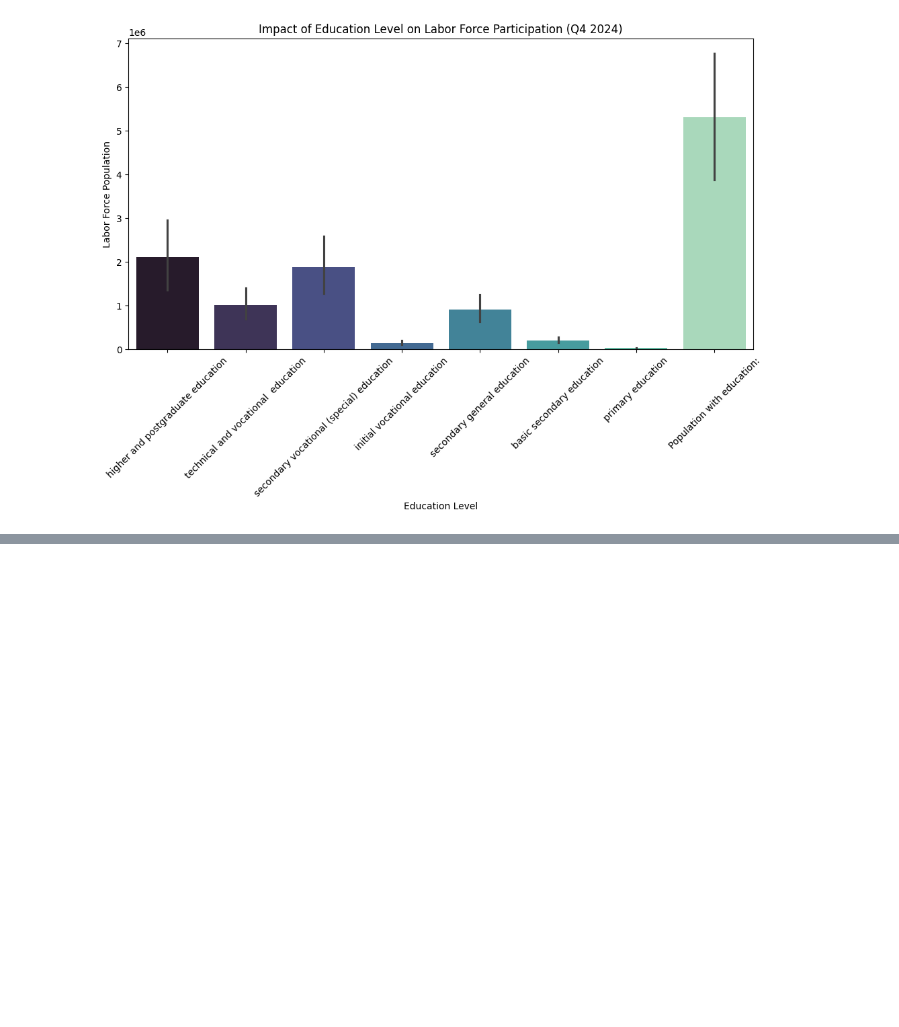
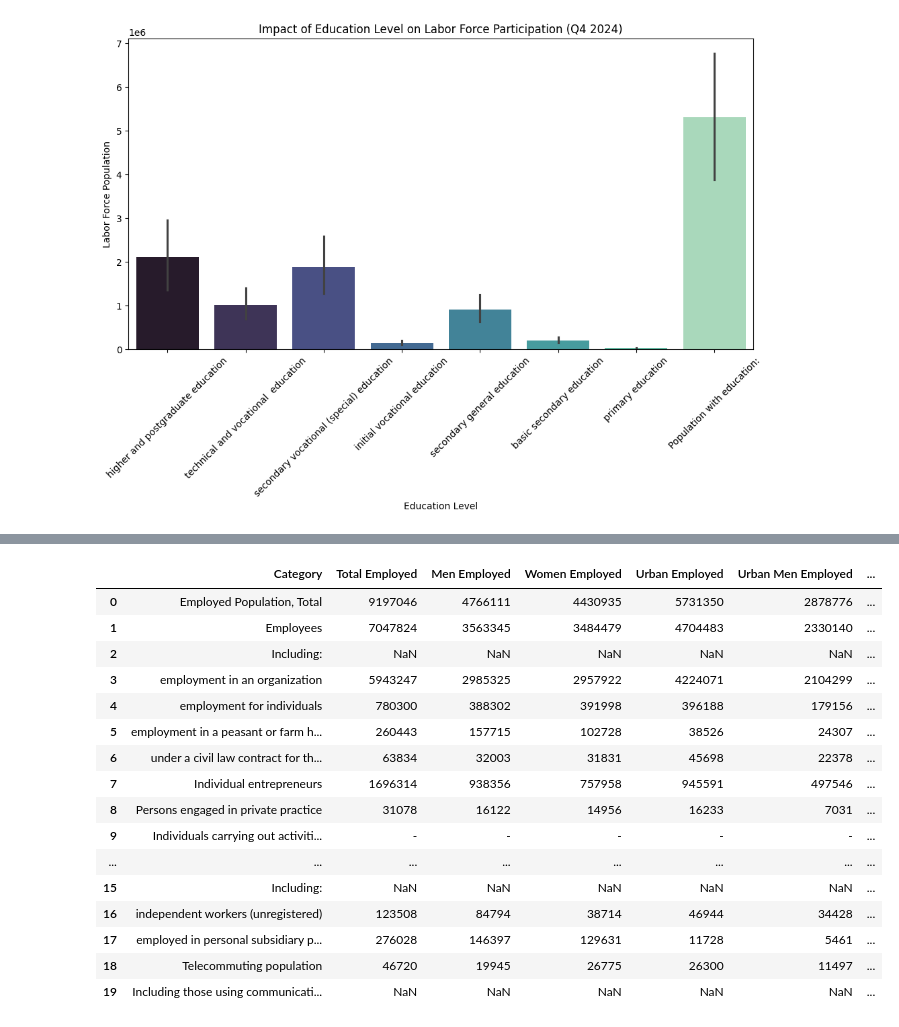
Before and after one commit to bochida/Economic-and-Employment-analysis-of-2024, a Jupyter notebook: python_analysis.ipynb, the cells around one changed output, grey strips where cells are left out. Drawn from its saved outputs; the diff is of its cells as text; code cells hidden in the pictures; blank space fills up the shorter version.

Commit message:
cleaning dataset (3.1)

```diff
--- a/python_analysis.ipynb
+++ b/python_analysis.ipynb
@@ -202,0 +229,31 @@ Part 2                              **Unemployment Dynamics**
+# %%
+file_path = "main_dataset_q4.xls"
+df_0 = pd.read_excel(file_path, sheet_name='3.1', skiprows=5)
+
+df_0.columns = df_0.iloc[0].values
+df_0 = df_0[1:].reset_index(drop=True)
+df_0 = df_0.iloc[:, :-3]
+
+df_0.columns = [ "Category", "Total Employed", "Men Employed", "Women Employed",
+    "Urban Employed", "Urban Men Employed", "Urban Women Employed",
+    "Rural Employed", "Rural Men Employed", "Rural Women Employed"]
+
+df_0.head(20)
+# %% [output]
+|  | Category | Total Employed | Men Employed | Women Employed | Urban Employed | Urban Men Employed | ... |
+| 0 | Employed Population, Total | 9197046 | 4766111 | 4430935 | 5731350 | 2878776 | ... |
+| 1 | Employees | 7047824 | 3563345 | 3484479 | 4704483 | 2330140 | ... |
+| 2 | Including: | NaN | NaN | NaN | NaN | NaN | ... |
+| 3 | employment in an organization | 5943247 | 2985325 | 2957922 | 4224071 | 2104299 | ... |
+| 4 | employment for individuals | 780300 | 388302 | 391998 | 396188 | 179156 | ... |
+| 5 | employment in a peasant or farm h... | 260443 | 157715 | 102728 | 38526 | 24307 | ... |
+| 6 | under a civil law contract for th... | 63834 | 32003 | 31831 | 45698 | 22378 | ... |
+| 7 | Individual entrepreneurs | 1696314 | 938356 | 757958 | 945591 | 497546 | ... |
+| 8 | Persons engaged in private practice | 31078 | 16122 | 14956 | 16233 | 7031 | ... |
+| 9 | Individuals carrying out activiti... | - | - | - | - | - | ... |
+| ... | ... | ... | ... | ... | ... | ... | ... |
+| 15 | Including: | NaN | NaN | NaN | NaN | NaN | ... |
+| 16 | independent workers (unregistered) | 123508 | 84794 | 38714 | 46944 | 34428 | ... |
+| 17 | employed in personal subsidiary p... | 276028 | 146397 | 129631 | 11728 | 5461 | ... |
+| 18 | Telecommuting population | 46720 | 19945 | 26775 | 26300 | 11497 | ... |
+| 19 | Including those using communicati... | NaN | NaN | NaN | NaN | NaN | ... |
```
Also changed, not shown: parts of 8 cells of this notebook.
